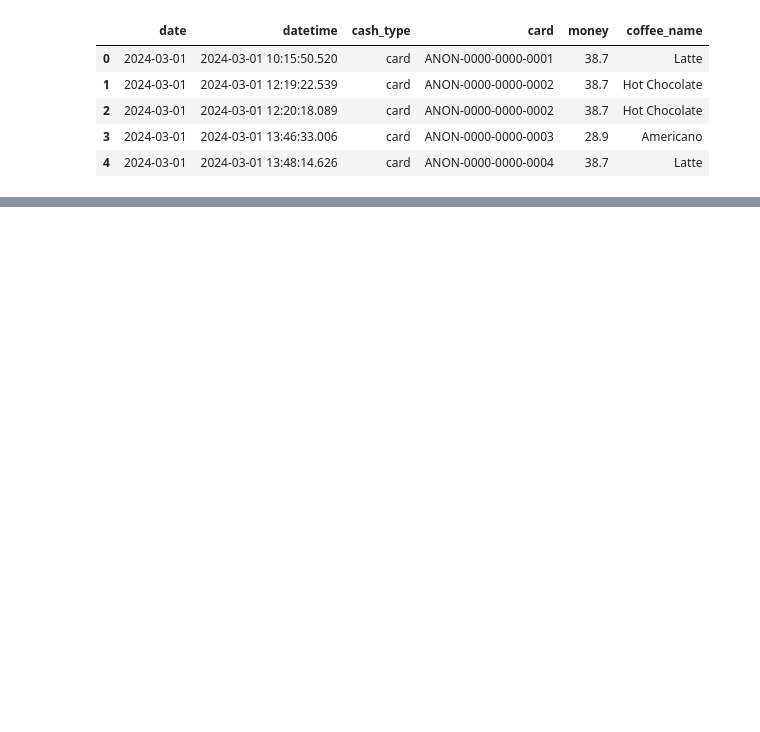
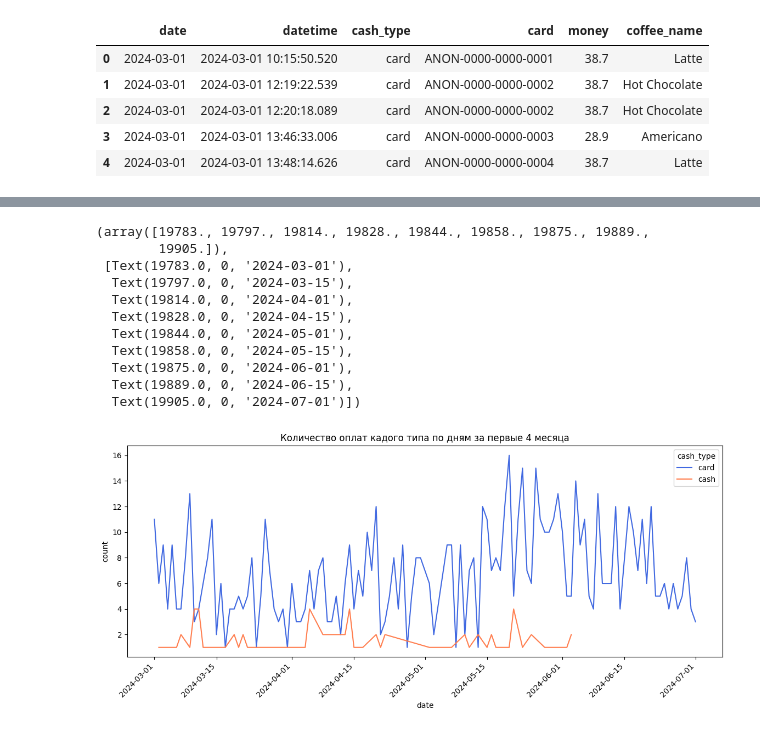
Before and after one commit to prodavec-svg/Coffee-sales-eda, a Jupyter notebook: notebooks/main.ipynb, the cells around one changed output, grey strips where cells are left out. Drawn from its saved outputs; the diff is of its cells as text; code cells hidden in the pictures; blank space fills up the shorter version.

```diff
--- a/notebooks/main.ipynb
+++ b/notebooks/main.ipynb
@@ -33,0 +97,20 @@ plt.xticks(rotation=45,ha='right')
+# %%
+payments_daily_4m=payments_daily[payments_daily['date']<='2024-07-01']
+plt.figure(figsize=(14,5))
+sns.lineplot(data=payments_daily_4m,x='date',y='count',hue='cash_type',palette=['royalblue','coral'])
+
+plt.title('Количество оплат кадого типа по дням за первые 4 месяца')
+plt.xticks(rotation=45, ha='right')
+# %% [output]
+(array([19783., 19797., 19814., 19828., 19844., 19858., 19875., 19889.,
+        19905.]),
+ [Text(19783.0, 0, '2024-03-01'),
+  Text(19797.0, 0, '2024-03-15'),
+  Text(19814.0, 0, '2024-04-01'),
+  Text(19828.0, 0, '2024-04-15'),
+  Text(19844.0, 0, '2024-05-01'),
+  Text(19858.0, 0, '2024-05-15'),
+  Text(19875.0, 0, '2024-06-01'),
+  Text(19889.0, 0, '2024-06-15'),
+  Text(19905.0, 0, '2024-07-01')])
+[figure, added]
```
Also changed, not shown: parts of 5 cells of this notebook.
